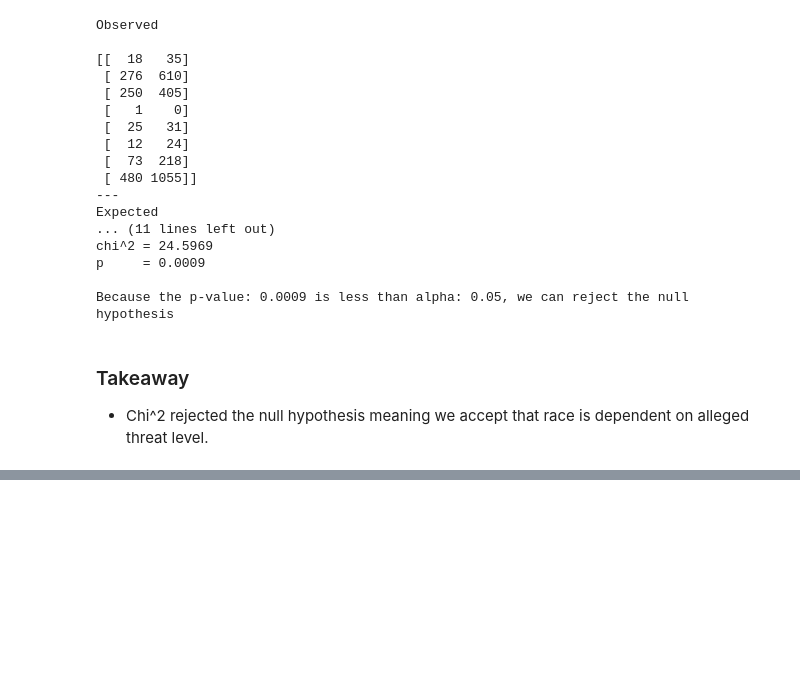
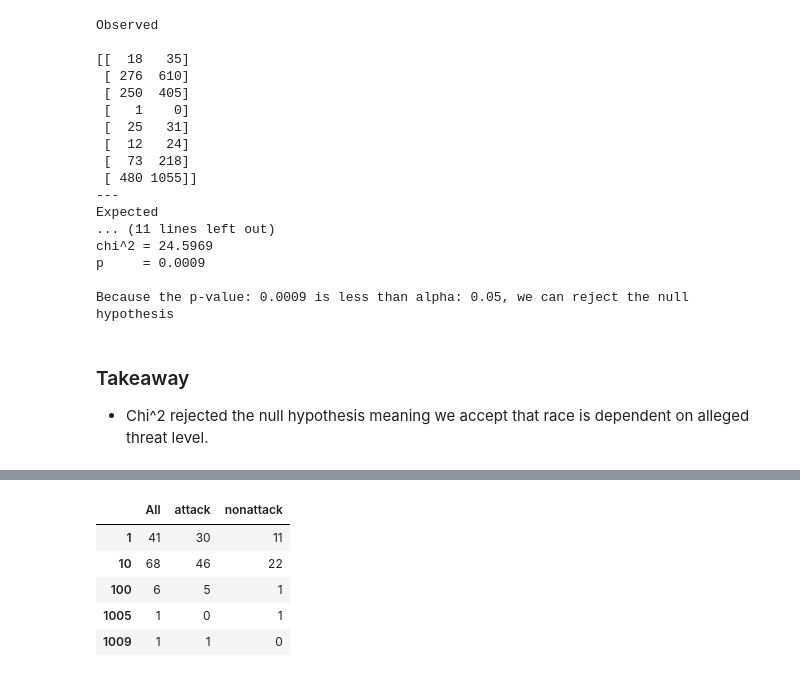
Before and after one commit to MG-Squared/americas_blues, a Jupyter notebook: explore-alicia.ipynb, the cells around one changed output, grey strips where cells are left out. Cells and saved outputs as stored; diff of their text form; code cells hidden in the pictures; blank space fills up the shorter version.

```diff
--- a/explore-alicia.ipynb
+++ b/explore-alicia.ipynb
@@ -334,0 +362,25 @@ LookupError:
+# %%
+#breaking up data into each threat level
+
+#words that appear attacks
+attack_words = clean(' '.join(nlp_explore[nlp_explore.alleged_threat_lvl == 1.0].description_of_circumstances))
+
+#words that appear in non-attacks
+nonattack_words = clean(' '.join(nlp_explore[nlp_explore.alleged_threat_lvl == 0.0].description_of_circumstances))
+
+#all of the words
+all_words = clean(' '.join(nlp_explore.description_of_circumstances))
+# %%
+#check how often each of the words occurs
+attack_freq = pd.Series(attack_words.split()).value_counts()
+nonattack_freq = pd.Series(nonattack_words.split()).value_counts()
+all_freq = pd.Series(all_words.split()).value_counts()
+
+print('attack:')
+print(attack_freq)
+print('--------------------------')
+print('nonattack:')
+print(nonattack_freq)
+print('--------------------------')
+print('All:')
+print(all_freq)
@@ -334,0 +405,12 @@ LookupError:
+# %%
+#combine frequencies together to get one resulting df
+word_counts = (pd.concat([all_freq,
+                          attack_freq,
+                          nonattack_freq], axis=1, sort=True)
+                .set_axis(['All',
+                           'attack',
+                           'nonattack'], axis=1, inplace=False)
+                .fillna(0)
+                .apply(lambda s: s.astype(int)))
+
+word_counts.info()
@@ -335,3 +428,12 @@ LookupError:
+# %%
+word_counts.head()
+# %% [output]
+|  | All | attack | nonattack |
+| 1 | 41 | 30 | 11 |
+| 10 | 68 | 46 | 22 |
+| 100 | 6 | 5 | 1 |
+| 1005 | 1 | 0 | 1 |
+| 1009 | 1 | 1 | 0 |
 # %% [markdown]
 <a style='text-decoration:none;line-height:16px;display:flex;color:#5B5B62;padding:10px;justify-content:end;' href='https://deepnote.com?utm_source=created-in-deepnote-cell&projectId=258e71fc-cf2b-48c3-8461-70ecd9787aa1' target="_blank">
 <img alt='Created in deepnote.com' style='display:inline;max-height:16px;margin:0px;margin-right:7.5px;' src='embedded-picture-1' > </img>
```
Also changed, not shown: parts of 8 cells of this notebook.
